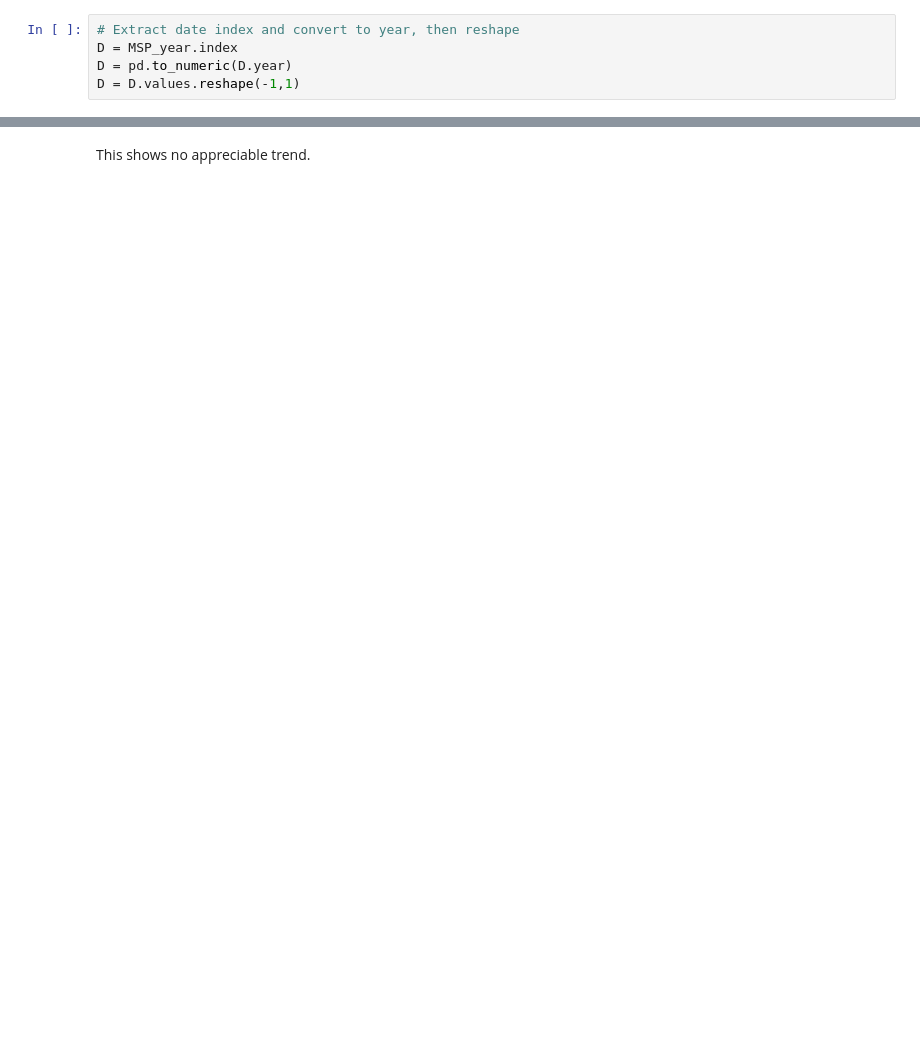
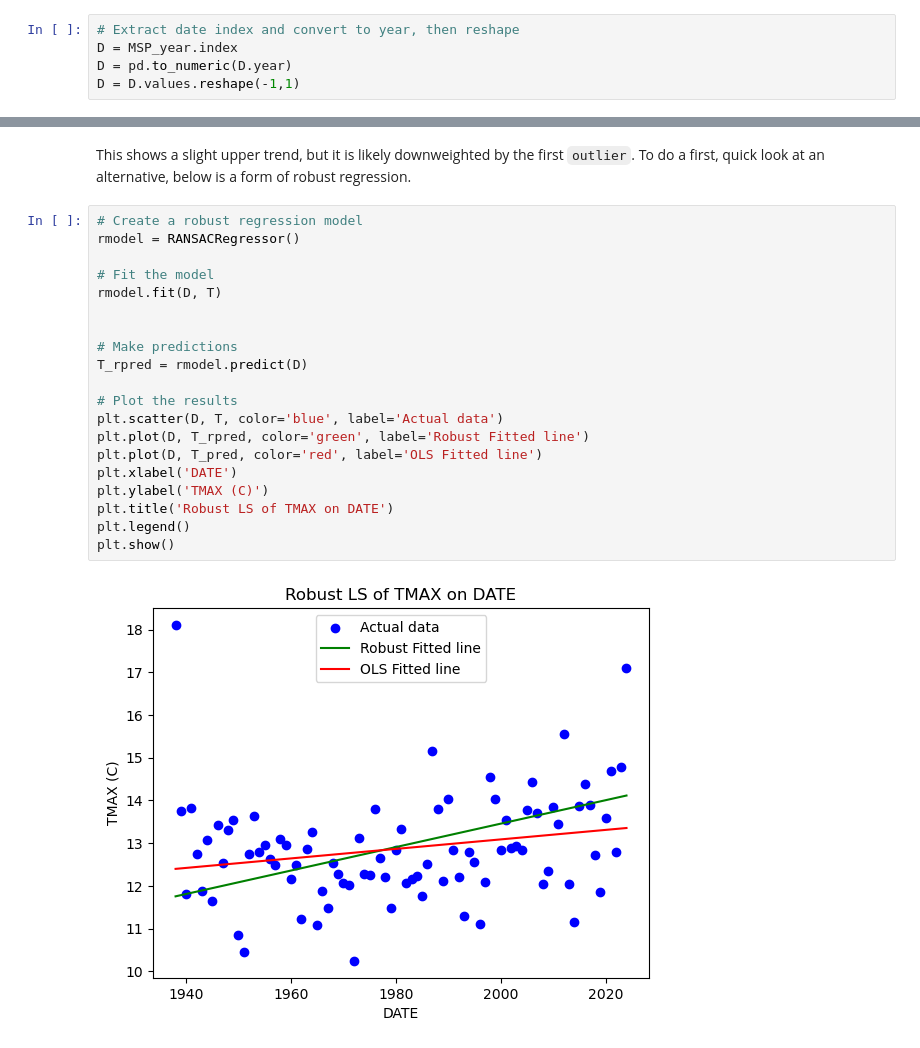
Before and after one commit to earthlab-education/climate-coding-challenge-byandell, a Jupyter notebook: 7_Portfolio_Post_Write_Post.ipynb, the cells around one changed output, grey strips where cells are left out. Cells and saved outputs as stored; diff of their text form; blank space fills up the shorter version.

```diff
--- a/7_Portfolio_Post_Write_Post.ipynb
+++ b/7_Portfolio_Post_Write_Post.ipynb
@@ -181,2 +189,27 @@ plt.show()
 # %% [markdown]
-This shows no appreciable trend.
+This shows a slight upper trend, but it is likely downweighted by the
+first `outlier`.
+To do a first, quick look at an alternative, below is a form of
+robust regression.
+# %%
+# Create a robust regression model
+rmodel = RANSACRegressor()
+
+# Fit the model
+rmodel.fit(D, T)
+
+
+# Make predictions
+T_rpred = rmodel.predict(D)
+
+# Plot the results
+plt.scatter(D, T, color='blue', label='Actual data')
+plt.plot(D, T_rpred, color='green', label='Robust Fitted line')
+plt.plot(D, T_pred, color='red', label='OLS Fitted line')
+plt.xlabel('DATE')
+plt.ylabel('TMAX (C)')
+plt.title('Robust LS of TMAX on DATE')
+plt.legend()
+plt.show()
+# %% [output]
+[figure, added]
```
Also changed, not shown: parts of 11 cells of this notebook.
